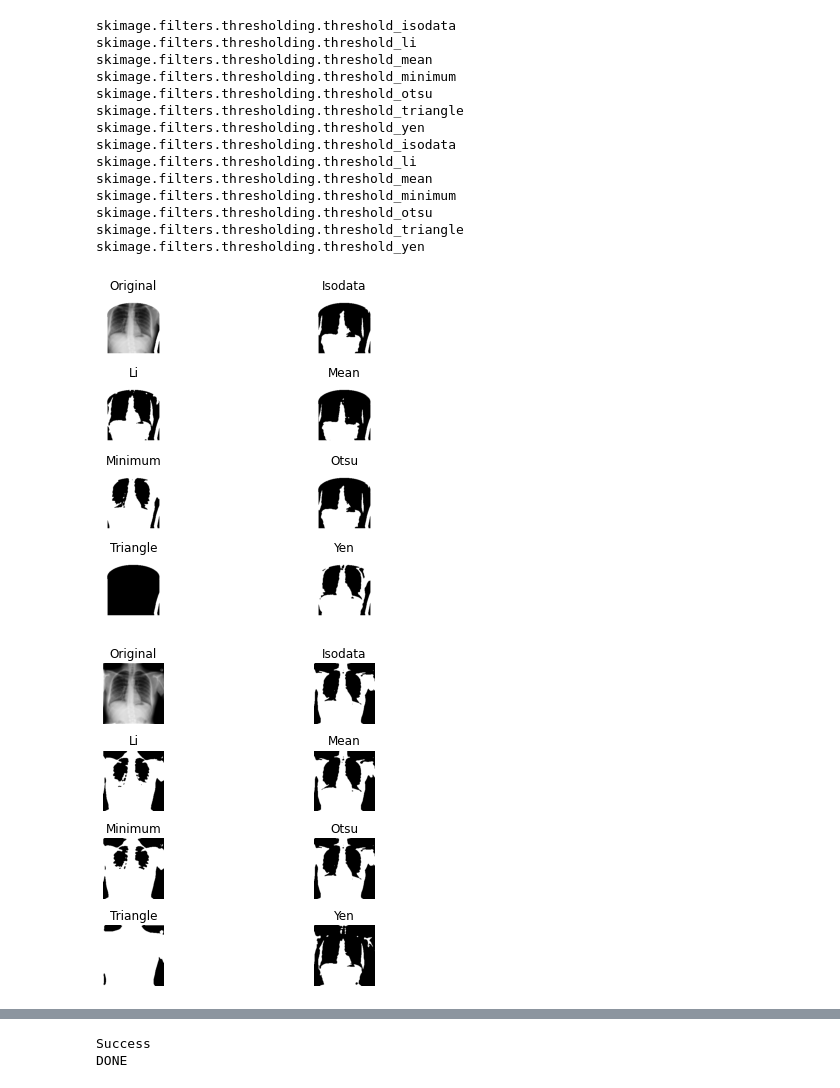
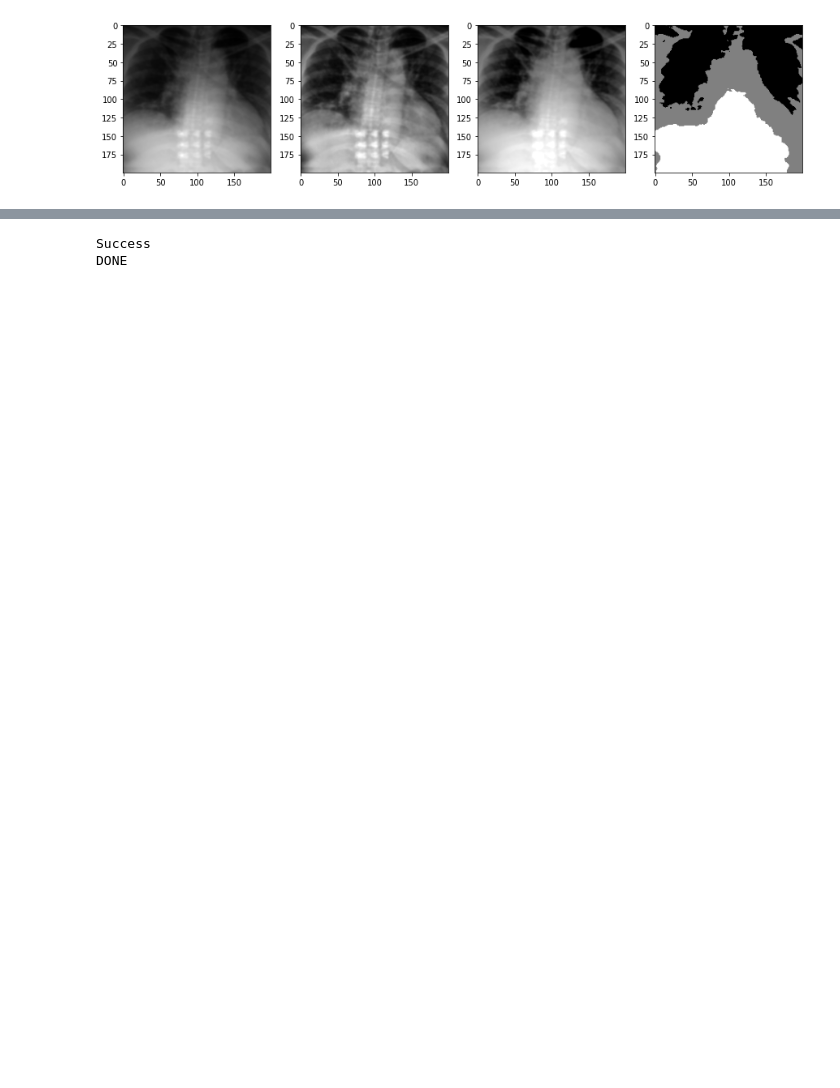
Before and after one commit to artisan7/thesis_stuff, a Jupyter notebook: masking_scuffed.ipynb, the cells around one changed output, grey strips where cells are left out. Drawn from its saved outputs; the diff is of its cells as text; code cells hidden in the pictures; blank space fills up the shorter version.

Commit message:
added contrast stretching, multiotsu thresholding, improved glcm

```diff
--- a/masking_scuffed.ipynb
+++ b/masking_scuffed.ipynb
@@ -6,15 +6,15 @@ image_dir = 'final_cxr_dataset/'
 
 df = pd.read_csv('final_dataset.csv')
 # %%
-from skimage import io
+import numpy as np
+from skimage import io, filters, exposure
 from matplotlib import pyplot as plt
 from skimage.transform import resize
 from skimage import img_as_ubyte
-import skimage.filters as flt
 import skimage.exposure as expo
 
 length = 200
-index = 288
+index = 88
 
 current = df.iloc[index]
 img_loc = root_dir + image_dir + current['filename']
@@ -25,55 +25,56 @@ try:
     img = img_as_ubyte(io.imread(img_loc, as_gray=True))
     y_len, x_len = img.shape
 
     if y_len > x_len:    # height > width
         img = resize(img, [ round(length*y_len/x_len), length ])
         y_len = img.shape[0]
         crop_length = y_len - length
         img = img[ :y_len-crop_length , : ]    # crop from bottom
 
     elif y_len < x_len:    # height < width
 
         img = resize(img, [ length, round(length*x_len/y_len) ])
         x_len = img.shape[1]
         crop_length = x_len - length
         half_crop = crop_length//2
         img = img[ : , half_crop:x_len-half_crop ]    # crop on left and right
 
         if img.shape[0] != img.shape[1]:
             img = img[ : , :length ]    # make sure image is square
 
     else:    # height == width
         img = resize(img, [ length, length ])
 
-    img = flt.gaussian(img)
+    img = filters.gaussian(img)
+
+    #contrast stretching
+    p2, p98 = np.percentile(img, (2, 98))
+    img_rescale = exposure.rescale_intensity(img, in_range=(p2, p98))
+
+    #histogram eq
+    img_eq = exposure.equalize_hist(img_rescale)
+
+    #adaptive histogram eq
+    img_adapteq = exposure.equalize_adapthist(img, clip_limit=0.01)
 
     # coarse mask -> thresholding
-    masked1 = ~(img_as_ubyte(img) * coarse_mask)
-    thresh1 = flt.try_all_threshold(masked1)
+    inverted = ~img_as_ubyte(img)
+    thresh = filters.threshold_multiotsu(img_eq)
+    regions = np.digitize(img_eq, bins=thresh)
 
-    # thresholding -> coarse mask
-    thresh2 = flt.try_all_threshold(img_as_ubyte(img))
-    masked2 = ~(img_as_ubyte(img) * coarse_mask)
+    binary1 = ~(img >= thresh[0])
+    #plt.imshow(binary1, cmap="gray")
+
+    fig, (ax0, ax1, ax2, ax3) = plt.subplots(nrows=1, ncols=4, figsize=(15, 3.5))
+    ax0.imshow(img, cmap="gray")
+    ax1.imshow(img_adapteq, cmap="gray")
+    ax2.imshow(img_eq, cmap="gray")
+    ax3.imshow(regions, cmap="gray")
 
 except FileNotFoundError:
     print(f'{img_loc} not found.')
 # %% [output]
-skimage.filters.thresholding.threshold_isodata
-skimage.filters.thresholding.threshold_li
-skimage.filters.thresholding.threshold_mean
-skimage.filters.thresholding.threshold_minimum
-skimage.filters.thresholding.threshold_otsu
-skimage.filters.thresholding.threshold_triangle
-skimage.filters.thresholding.threshold_yen
-skimage.filters.thresholding.threshold_isodata
-skimage.filters.thresholding.threshold_li
-skimage.filters.thresholding.threshold_mean
-skimage.filters.thresholding.threshold_minimum
-skimage.filters.thresholding.threshold_otsu
-skimage.filters.thresholding.threshold_triangle
-skimage.filters.thresholding.threshold_yen
-[figure, old version]
+[figure, new version]
-[figure, removed]
 # %%
 from skimage.morphology import square, dilation, erosion, opening, closing, remove_small_objects, remove_small_holes
 #coarse mask -> thresholding
```
Also changed, not shown: parts of 1 cell of this notebook, 4 other files.
